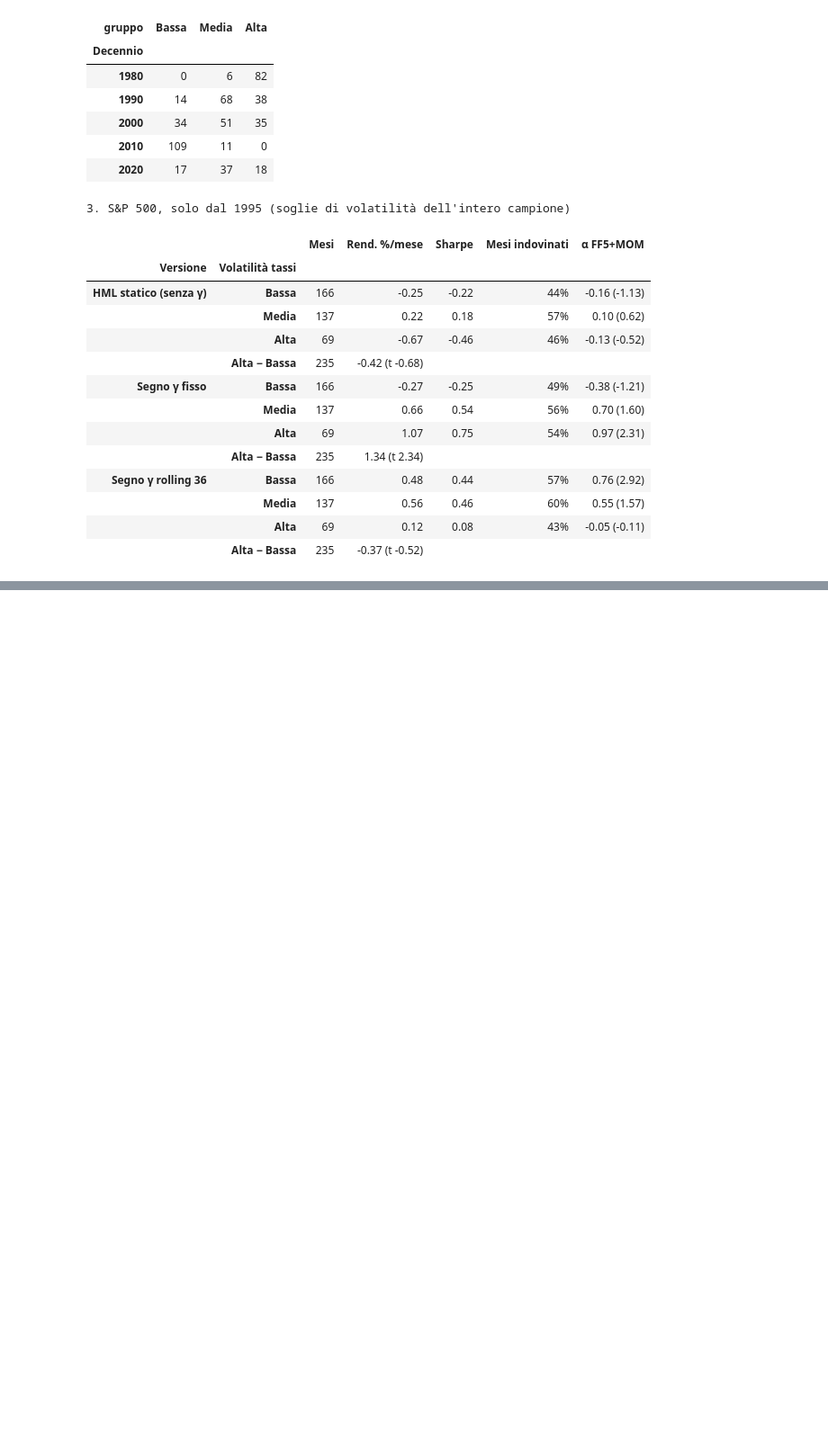
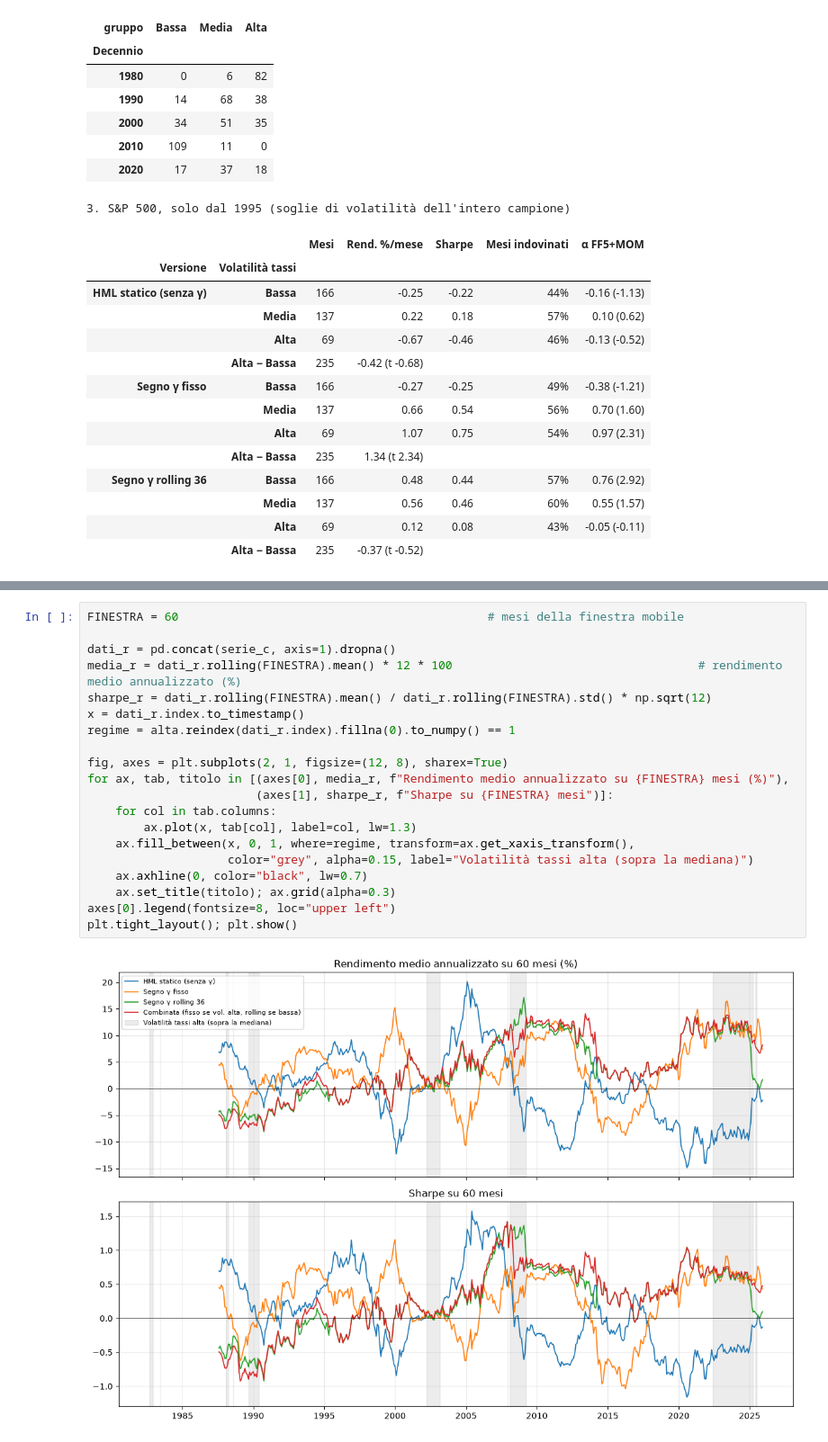
Before and after one commit to luigidimonte/AppliedInvestments, a Jupyter notebook: 02_strategia_value_growth.ipynb, the cells around one changed output, grey strips where cells are left out. Shown at 90% size. Saved outputs shown, nothing was run; the diff lists cells and outputs as text; blank space fills up the shorter version.

```diff
--- a/02_strategia_value_growth.ipynb
+++ b/02_strategia_value_growth.ipynb
@@ -1650,0 +1908,22 @@ Soglie di volatilità (punti % al mese):
+# %%
+FINESTRA = 60                                            # mesi della finestra mobile
+
+dati_r = pd.concat(serie_c, axis=1).dropna()
+media_r = dati_r.rolling(FINESTRA).mean() * 12 * 100                                   # rendimento medio annualizzato (%)
+sharpe_r = dati_r.rolling(FINESTRA).mean() / dati_r.rolling(FINESTRA).std() * np.sqrt(12)
+x = dati_r.index.to_timestamp()
+regime = alta.reindex(dati_r.index).fillna(0).to_numpy() == 1
+
+fig, axes = plt.subplots(2, 1, figsize=(12, 8), sharex=True)
+for ax, tab, titolo in [(axes[0], media_r, f"Rendimento medio annualizzato su {FINESTRA} mesi (%)"),
+                        (axes[1], sharpe_r, f"Sharpe su {FINESTRA} mesi")]:
+    for col in tab.columns:
+        ax.plot(x, tab[col], label=col, lw=1.3)
+    ax.fill_between(x, 0, 1, where=regime, transform=ax.get_xaxis_transform(),
+                    color="grey", alpha=0.15, label="Volatilità tassi alta (sopra la mediana)")
+    ax.axhline(0, color="black", lw=0.7)
+    ax.set_title(titolo); ax.grid(alpha=0.3)
+axes[0].legend(fontsize=8, loc="upper left")
+plt.tight_layout(); plt.show()
+# %% [output]
+[figure, added]
```
Also changed, not shown: parts of 14 cells of this notebook.
